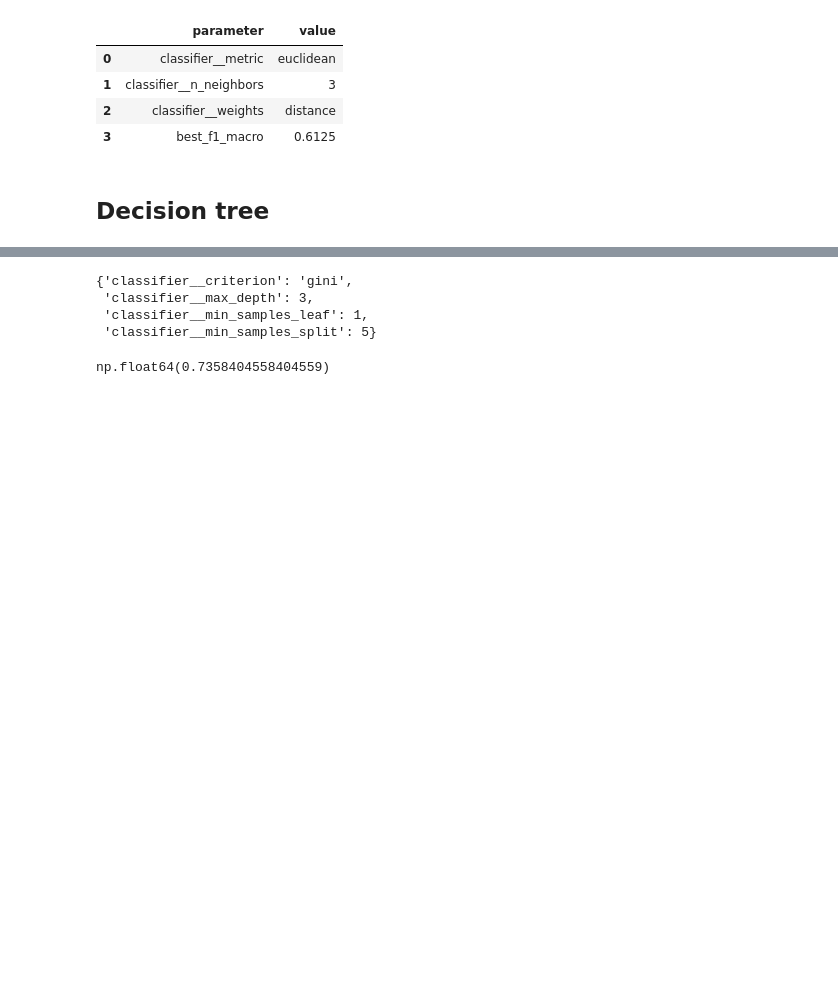
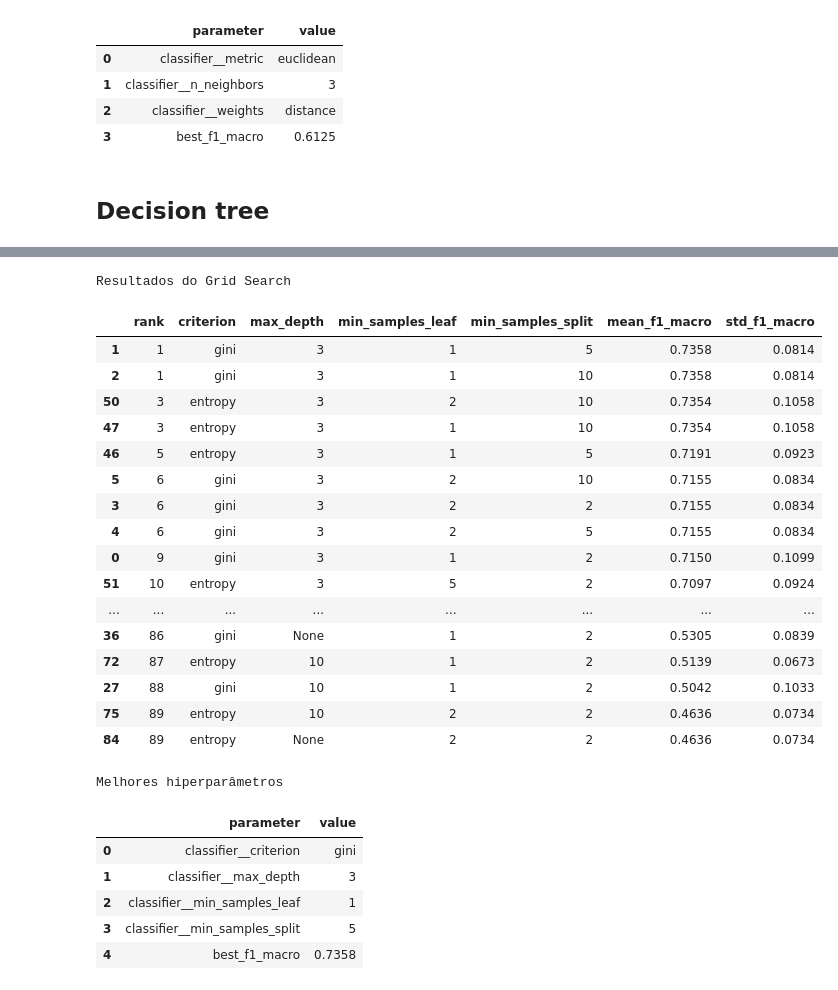
Before and after one commit to gabdumal/data_mining, a Jupyter notebook: assignment_5/main.ipynb, the cells around one changed output, grey strips where cells are left out. Saved outputs shown, nothing was run; the diff lists cells and outputs as text; code cells hidden in the pictures; blank space fills up the shorter version.

Commit message:
Adjust hyper-parameters for Decision Tree

```diff
--- a/assignment_5/main.ipynb
+++ b/assignment_5/main.ipynb
@@ -231,7 +218,7 @@ decision_tree_pipeline = Pipeline(
 # %%
 tree_param_grid = {
     "classifier__criterion": ["gini", "entropy"],
-    "classifier__max_depth": [None, 3, 5, 7, 10],
+    "classifier__max_depth": [3, 5, 7, 10, None],
     "classifier__min_samples_split": [2, 5, 10],
     "classifier__min_samples_leaf": [1, 2, 5],
 }
@@ -245,11 +232,31 @@ tree_grid_search = GridSearchCV(
 )
 # %%
 tree_grid_search.fit(input_data_for_train, output_data_for_train)
-display(tree_grid_search.best_params_)
-display(tree_grid_search.best_score_)
+display(grid_search_results_table(tree_grid_search))
+display(best_parameters_table(tree_grid_search))
 # %% [output]
-{'classifier__criterion': 'gini',
- 'classifier__max_depth': 3,
- 'classifier__min_samples_leaf': 1,
- 'classifier__min_samples_split': 5}
+Resultados do Grid Search
+|  | rank | criterion | max_depth | min_samples_leaf | min_samples_split | mean_f1_macro | std_f1_macro |
+| 1 | 1 | gini | 3 | 1 | 5 | 0.7358 | 0.0814 |
+| 2 | 1 | gini | 3 | 1 | 10 | 0.7358 | 0.0814 |
+| 50 | 3 | entropy | 3 | 2 | 10 | 0.7354 | 0.1058 |
+| 47 | 3 | entropy | 3 | 1 | 10 | 0.7354 | 0.1058 |
+| 46 | 5 | entropy | 3 | 1 | 5 | 0.7191 | 0.0923 |
+| 5 | 6 | gini | 3 | 2 | 10 | 0.7155 | 0.0834 |
+| 3 | 6 | gini | 3 | 2 | 2 | 0.7155 | 0.0834 |
+| 4 | 6 | gini | 3 | 2 | 5 | 0.7155 | 0.0834 |
+| 0 | 9 | gini | 3 | 1 | 2 | 0.7150 | 0.1099 |
+| 51 | 10 | entropy | 3 | 5 | 2 | 0.7097 | 0.0924 |
+| ... | ... | ... | ... | ... | ... | ... | ... |
+| 36 | 86 | gini | None | 1 | 2 | 0.5305 | 0.0839 |
+| 72 | 87 | entropy | 10 | 1 | 2 | 0.5139 | 0.0673 |
+| 27 | 88 | gini | 10 | 1 | 2 | 0.5042 | 0.1033 |
+| 75 | 89 | entropy | 10 | 2 | 2 | 0.4636 | 0.0734 |
+| 84 | 89 | entropy | None | 2 | 2 | 0.4636 | 0.0734 |
-np.float64(0.7358404558404559)
+Melhores hiperparâmetros
+|  | parameter | value |
+| 0 | classifier__criterion | gini |
+| 1 | classifier__max_depth | 3 |
+| 2 | classifier__min_samples_leaf | 1 |
+| 3 | classifier__min_samples_split | 5 |
+| 4 | best_f1_macro | 0.7358 |
```
Also changed, not shown: parts of 4 cells of this notebook.
